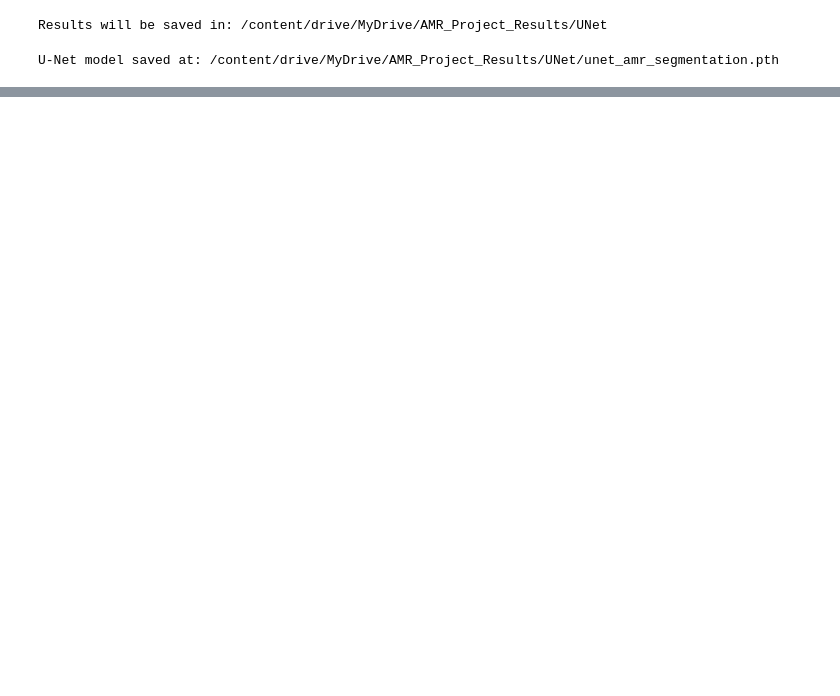
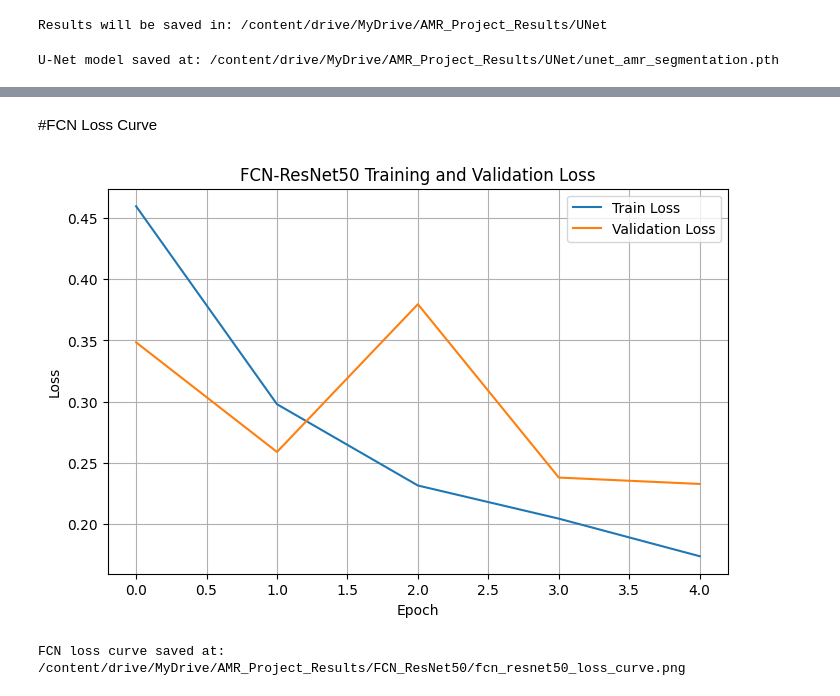
Before and after one commit to alamin35bcs/COCO-2017, a Jupyter notebook: Project_DL_AMR.ipynb, the cells around one changed output, grey strips where cells are left out. Cells and saved outputs as stored; diff of their text form; code cells hidden in the pictures; blank space fills up the shorter version.

```diff
--- a/Project_DL_AMR.ipynb
+++ b/Project_DL_AMR.ipynb
@@ -899,0 +940,20 @@ Training history saved at: /content/drive/MyDrive/AMR_Project_Results/UNet/unet_
+# %%
+import torch
+import torch.nn as nn
+import torch.optim as optim
+from torchvision.models.segmentation import fcn_resnet50
+from tqdm import tqdm
+import matplotlib.pyplot as plt
+import os
+fcn_model = fcn_resnet50(weights="DEFAULT")
+
+# Replace final classifier layer for 4 classes
+fcn_model.classifier[4] = nn.Conv2d(512, NUM_CLASSES, kernel_size=1)
+
+# Replace auxiliary classifier layer also, if it exists
+if fcn_model.aux_classifier is not None:
+    fcn_model.aux_classifier[4] = nn.Conv2d(256, NUM_CLASSES, kernel_size=1)
+
+fcn_model = fcn_model.to(device)
+
+print("FCN-ResNet50 model created successfully.")
@@ -899,0 +979,3 @@ Training history saved at: /content/drive/MyDrive/AMR_Project_Results/UNet/unet_
+# %%
+criterion = nn.CrossEntropyLoss()
+optimizer = optim.Adam(fcn_model.parameters(), lr=1e-4)
@@ -899,0 +1076,7 @@ Training history saved at: /content/drive/MyDrive/AMR_Project_Results/UNet/unet_
+# %%
+RESULTS_DIR = "/content/drive/MyDrive/AMR_Project_Results"
+FCN_DIR = os.path.join(RESULTS_DIR, "FCN_ResNet50")
+
+os.makedirs(FCN_DIR, exist_ok=True)
+
+print("FCN results folder:", FCN_DIR)
@@ -899,0 +1116,20 @@ Training history saved at: /content/drive/MyDrive/AMR_Project_Results/UNet/unet_
+# %% [markdown]
+#FCN Loss Curve
+# %%
+plt.figure(figsize=(8,5))
+plt.plot(fcn_history["train_loss"], label="Train Loss")
+plt.plot(fcn_history["val_loss"], label="Validation Loss")
+plt.xlabel("Epoch")
+plt.ylabel("Loss")
+plt.title("FCN-ResNet50 Training and Validation Loss")
+plt.legend()
+plt.grid(True)
+
+fcn_loss_plot_path = os.path.join(FCN_DIR, "fcn_resnet50_loss_curve.png")
+plt.savefig(fcn_loss_plot_path, dpi=300, bbox_inches="tight")
+plt.show()
+
+print("FCN loss curve saved at:", fcn_loss_plot_path)
+# %% [output]
+[figure, added]
+FCN loss curve saved at: /content/drive/MyDrive/AMR_Project_Results/FCN_ResNet50/fcn_resnet50_loss_curve.png
```
Also changed, not shown: parts of 26 cells of this notebook.
